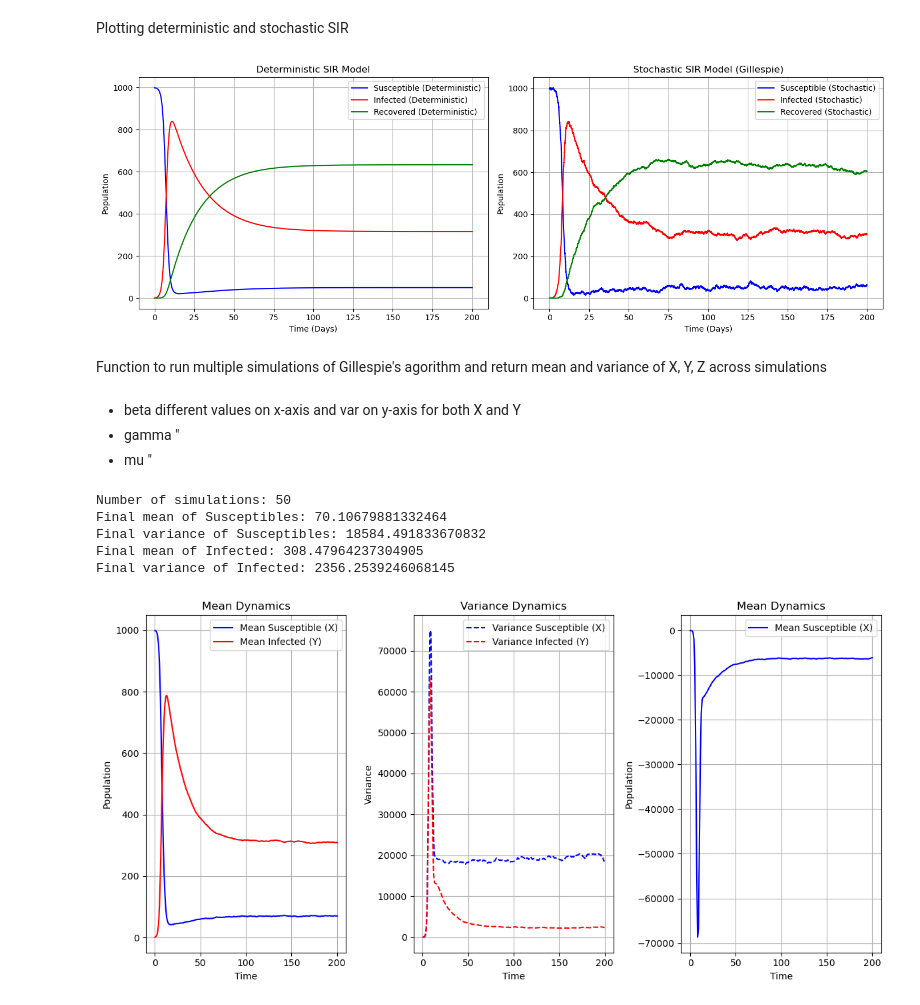
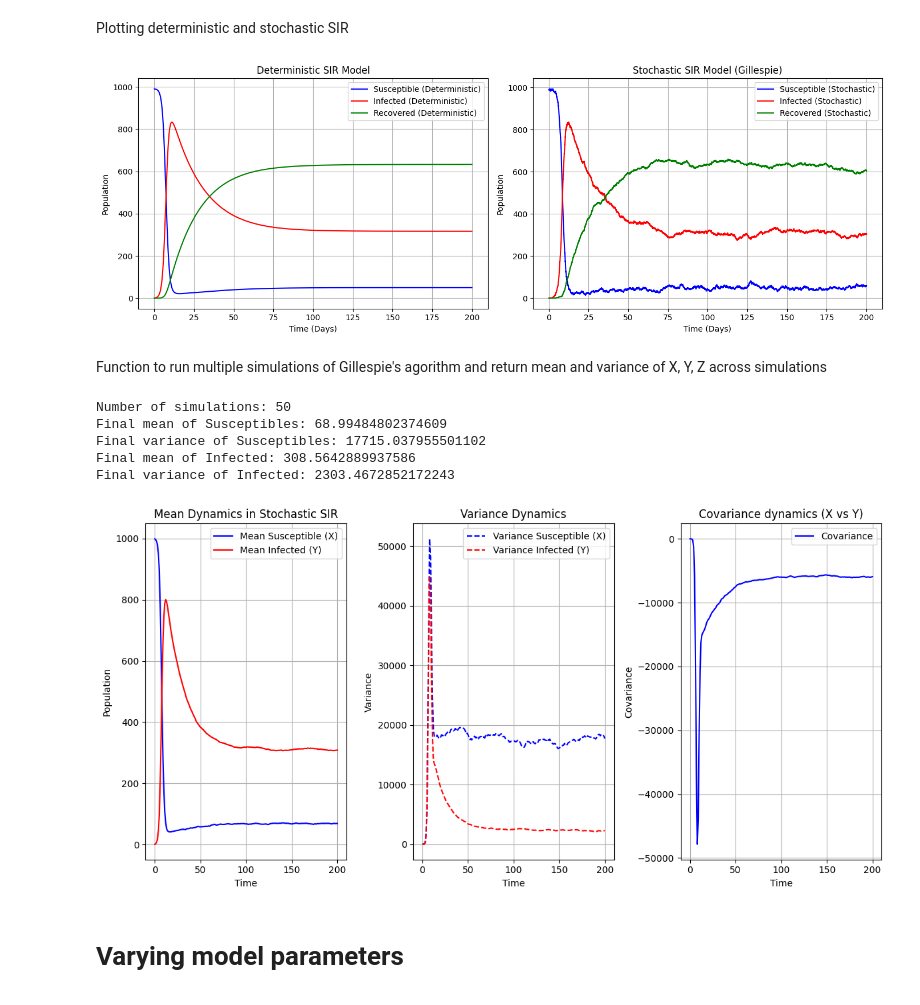
Before and after one commit to zoeazra/CLS-Ass-2, a Jupyter notebook: assignment 2.ipynb, the cells around one changed output. Saved outputs shown, nothing was run; the diff lists cells and outputs as text; code cells hidden in the pictures.

```diff
--- a/assignment 2.ipynb
+++ b/assignment 2.ipynb
@@ -118,7 +121,7 @@ end_t = 200
 points_t = 600
 init_val = [X0, Y0, Z0]
 
-def SIR(val, t, beta, gamma, mu):
+def SIR(val, t, beta, gamma, mu, N):
     X, Y, Z = val
 
     dXdt = mu * N - beta * X * Y / N - mu * X
@@ -130,14 +133,17 @@ def SIR(val, t, beta, gamma, mu):
 
 def deterSol(X0, Y0, Z0, N, beta, gamma, mu, start_t, end_t, points_t):
 
+    R0_det = beta / (mu + gamma)
+
     time = np.linspace(start_t, end_t, points_t)
-    solution = odeint(SIR, init_val, time, args=(beta, gamma, mu))
+    init_val = [X0, Y0, Z0]
+    solution = odeint(SIR, init_val, time, args=(beta, gamma, mu, N))
     Xd, Yd, Zd = solution.T
 
-    return Xd, Yd, Zd, time
+    return Xd, Yd, Zd, time, R0_det
 
 
-Xd, Yd, Zd, time = deterSol(X0, Y0, Z0, N, beta, gamma, mu, start_t, end_t, points_t)
+Xd, Yd, Zd, time, R0_det = deterSol(X0, Y0, Z0, N, beta, gamma, mu, start_t, end_t, points_t)
 
 plt.figure(figsize=(12,5))
 plt.plot(Xd, label="Susceptible")
@@ -148,7 +154,6 @@ plt.ylabel("Population")
 plt.title("Deterministic SIR model")
 plt.legend()
 plt.grid()
-
 # plt.savefig('FittingSIR.png', dpi=300)
 plt.show()
 # %% [output]
@@ -206,9 +162,9 @@ plt.show()
 Plotting deterministic and stochastic SIR
 # %%
 # solve the deterministic model
-Xd, Yd, Zd, time = deterSol(X0, Y0, Z0, N, beta, gamma, mu, start_t, end_t, points_t)
+Xd, Yd, Zd, time, R0_det = deterSol(X0, Y0, Z0, N, beta, gamma, mu, start_t, end_t, points_t)
 # solve the stochastic model using the Gillespie algorithm
-Xs, Ys, Zs, t = gillespie_sir(X0, Y0, Z0, beta, gamma, mu, N, tend, seed = seed)
+Xs, Ys, Zs, t, R0_stoch = gillespie_sir(X0, Y0, Z0, beta, gamma, mu, N, tend, seed = seed)
 
 fig, (ax1, ax2) = plt.subplots(1, 2, figsize=(14, 5))
 
@@ -236,13 +192,9 @@ ax2.grid(True)
 plt.tight_layout()
 plt.show()
 # %% [output]
-[figure, old version]
+[figure, new version]
 # %% [markdown]
 Function to run multiple simulations of Gillespie's agorithm and return mean and variance of X, Y, Z across simulations
-# %% [markdown]
-- beta different values on x-axis and var on y-axis for both X and Y
-- gamma "
-- mu "
 # %%
 # Assuming gillespie_sir is defined elsewhere
 def run_stoch_sim(sims, X0, Y0, Z0, beta, gamma, mu, N, tend, seed = seed):
@@ -256,7 +208,7 @@ def run_stoch_sim(sims, X0, Y0, Z0, beta, gamma, mu, N, tend, seed = seed):
 
     for i in range(sims):
         # Run the Gillespie simulation for the current iteration
-        Xs, Ys, Zs, t = gillespie_sir(X0, Y0, Z0, beta, gamma, mu, N, tend)
+        Xs, Ys, Zs, t, R0_stoch = gillespie_sir(X0, Y0, Z0, beta, gamma, mu, N, tend)
 
         # interpolate to have consistent time points
         X_interp = np.interp(time_p, t, Xs)
@@ -293,21 +245,10 @@ def covariance(all_Xs, all_Ys, mean_Xs, mean_Ys, tend):
     return cov_Xs_Ys
 
 def mean_det_inf(sims, X0, Y0, Z0, Yd, beta, gamma, mu, N, tend):
-
-    all_Yd = []
-
-    for i in range(sims):
-
-        Xd, Yd, Zd, time = deterSol(X0, Y0, Z0, N, beta, gamma, mu, 0, tend, 200)
-
-        all_Yd.append(Yd)
-
-    mean_Yd = np.mean(all_Yd, axis=0)
-
+    Xd, Yd, Zd, time, R0_det = deterSol(X0, Y0, Z0, N, beta, gamma, mu, 0, tend, 200)
+    mean_Yd = np.mean(Yd, axis=0)
     return mean_Yd
 
-
-# Parameters (Assuming they are defined elsewhere)
 sims = 50
 X0 = 999
 Y0 = 1
@@ -330,41 +271,41 @@ print(f"Final mean of Infected: {mean_Ys[-1]}")
 print(f"Final variance of Infected: {var_Ys[-1]}")
 
 
 # plotting the mean and the variance
 fig, axes = plt.subplots(1, 3, figsize = (12,6))
 
 # Plot Mean on the first subplot (axes[0])
 axes[0].plot(time_p, mean_Xs, label='Mean Susceptible (X)', color='blue')
 axes[0].plot(time_p, mean_Ys, label='Mean Infected (Y)', color='red')
-axes[0].set_title("Mean Dynamics")
+axes[0].set_title("Mean Dynamics in Stochastic SIR")
 axes[0].set_xlabel("Time")
 axes[0].set_ylabel("Population")
 axes[0].legend()
 axes[0].grid(True)
 
-# Plot Variance on the second subplot (axes[1])
 axes[1].plot(time_p, var_Xs, label='Variance Susceptible (X)', color='blue', linestyle='--')
 axes[1].plot(time_p, var_Ys, label='Variance Infected (Y)', color='red', linestyle='--')
 axes[1].set_title("Variance Dynamics")
 axes[1].set_xlabel("Time")
 axes[1].set_ylabel("Variance")
 axes[1].legend()
 axes[1].grid(True)
 
-axes[2].plot(time_p, cov_Xs_Ys, label='Mean Susceptible (X)', color='blue')
-# axes[2].plot(time_p, mean_Ys, label='Mean Infected (Y)', color='red')
-axes[2].set_title("Mean Dynamics")
+axes[2].plot(time_p, cov_Xs_Ys, label='Covariance', color='blue')
+axes[2].set_title("Covariance dynamics (X vs Y)")
 axes[2].set_xlabel("Time")
-axes[2].set_ylabel("Population")
+axes[2].set_ylabel("Covariance")
 axes[2].legend()
 axes[2].grid(True)
 
 # Adjust spacing between the two plots
 plt.tight_layout()
 # %% [output]
 Number of simulations: 50
-Final mean of Susceptibles: 70.10679881332464
-Final variance of Susceptibles: 18584.491833670832
-Final mean of Infected: 308.47964237304905
-Final variance of Infected: 2356.2539246068145
+Final mean of Susceptibles: 68.99484802374609
+Final variance of Susceptibles: 17715.037955501102
+Final mean of Infected: 308.5642889937586
+Final variance of Infected: 2303.4672852172243
-[figure, old version]
+[figure, new version]
+# %% [markdown]
+# Varying model parameters
```
Also changed, not shown: parts of 18 cells of this notebook.
